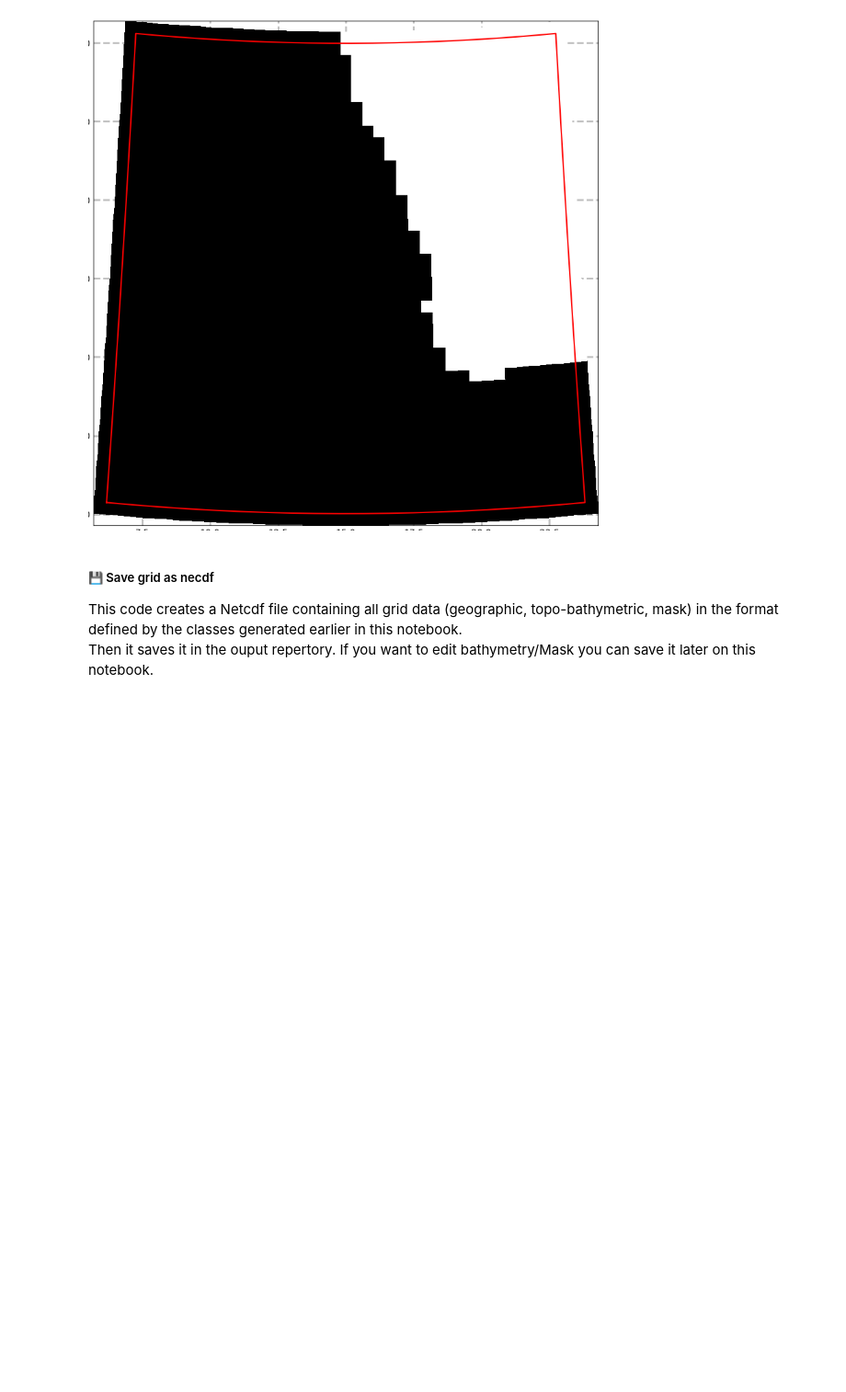
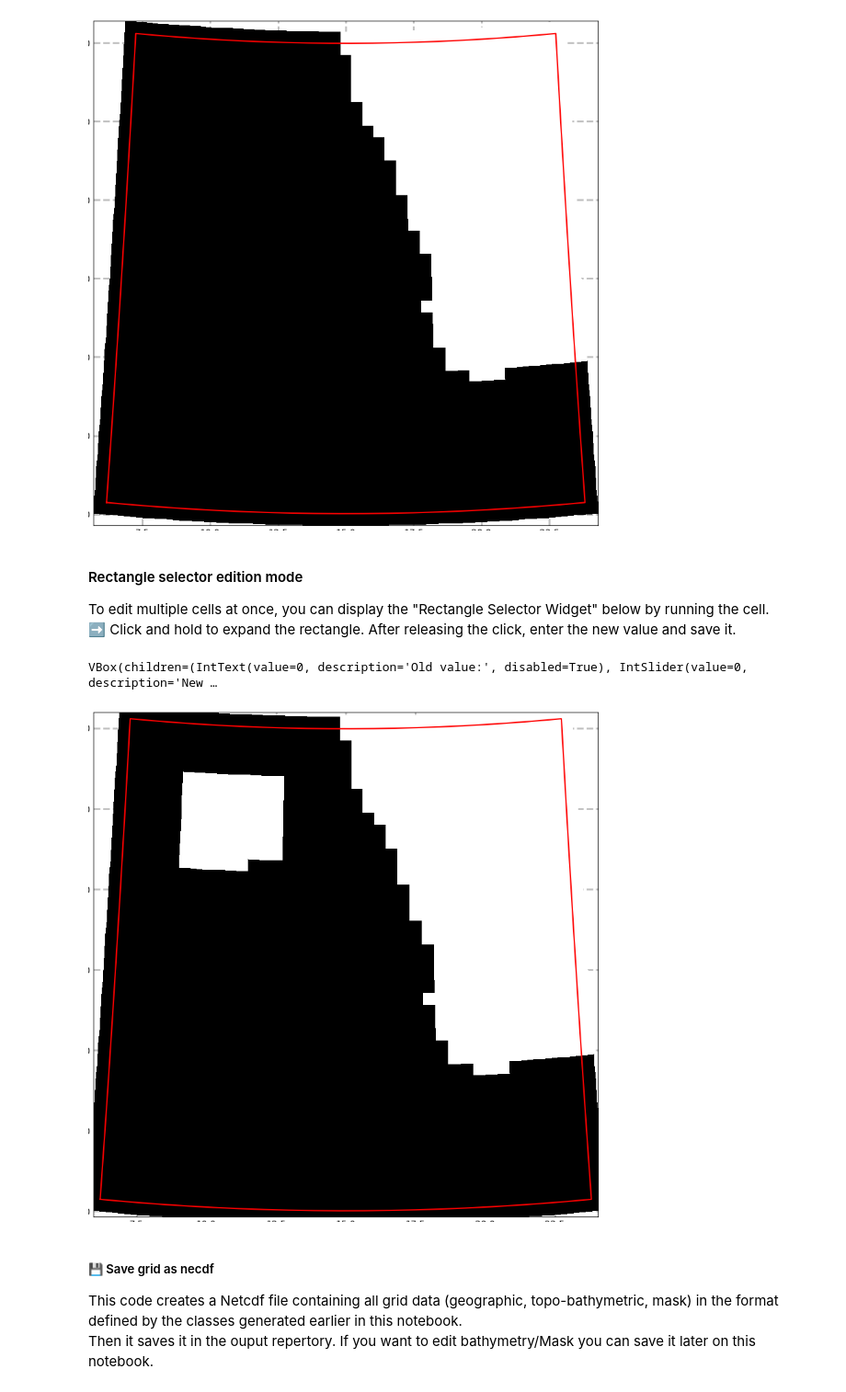
Before and after one commit to alcoat/croco_pytools, a Jupyter notebook: prepro/make_grid.ipynb, the cells around one changed output. Shown at 92% size. Cells and saved outputs as stored; diff of their text form; code cells hidden in the pictures; blank space fills up the shorter version.

Commit message:
Colorbars correction + rectangle selector for mask edition - ref: #4

```diff
--- a/prepro/make_grid.ipynb
+++ b/prepro/make_grid.ipynb
@@ -181,6 +178,16 @@ figure_maskcell_updater= MaskUpdater(grid)
 # %% [output]
 VBox(children=(FloatText(value=0.0, description='Old value:', disabled=True), IntSlider(value=0, description='…
 [figure]
+# %% [markdown]
+#### Rectangle selector edition mode
+
+To edit multiple cells at once, you can display the "Rectangle Selector Widget" below by running the cell.
+➡️ Click and hold to expand the rectangle. After releasing the click, enter the new value and save it.
+# %%
+figure_maskrect_updater= RectangleSelectorMaskUpdater(grid)
+# %% [output]
+VBox(children=(IntText(value=0, description='Old value:', disabled=True), IntSlider(value=0, description='New …
+[figure, added]
 # %% [markdown]
 ##### 💾 Save grid as necdf
 This code creates a Netcdf file containing all grid data (geographic, topo-bathymetric, mask) in the format defined by the classes generated earlier in this notebook.
```
Also changed, not shown: parts of 2 cells of this notebook, 3 other files.
